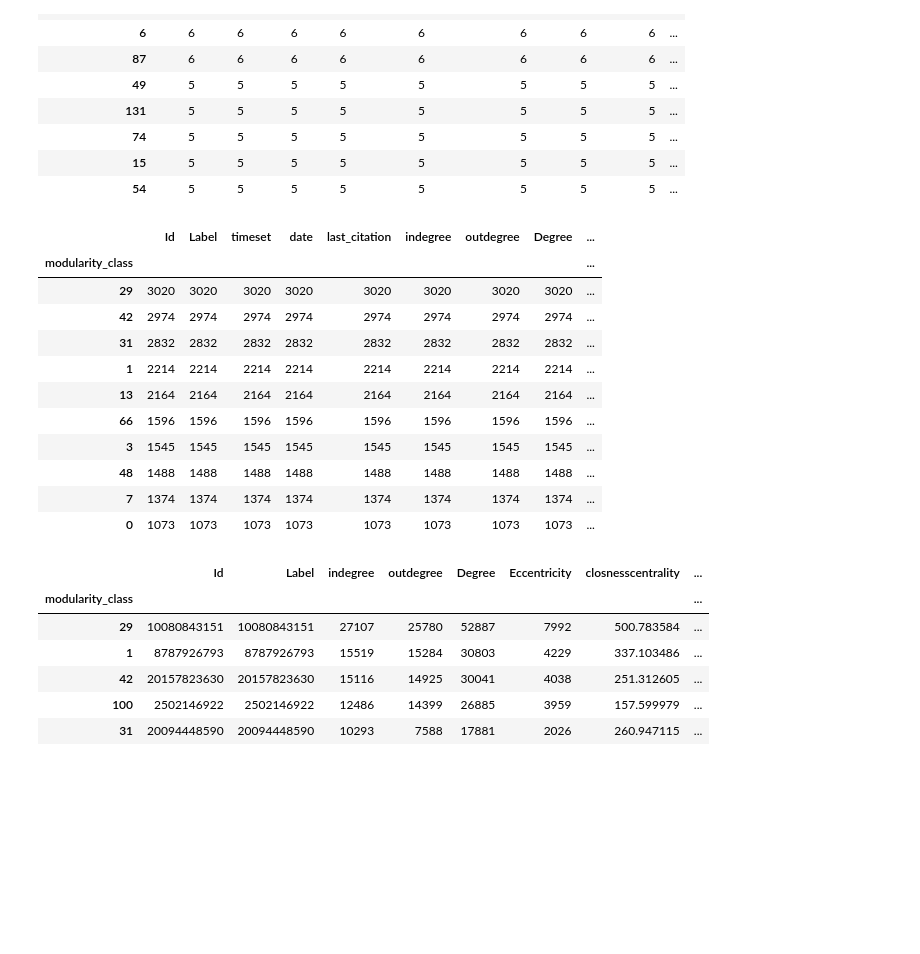
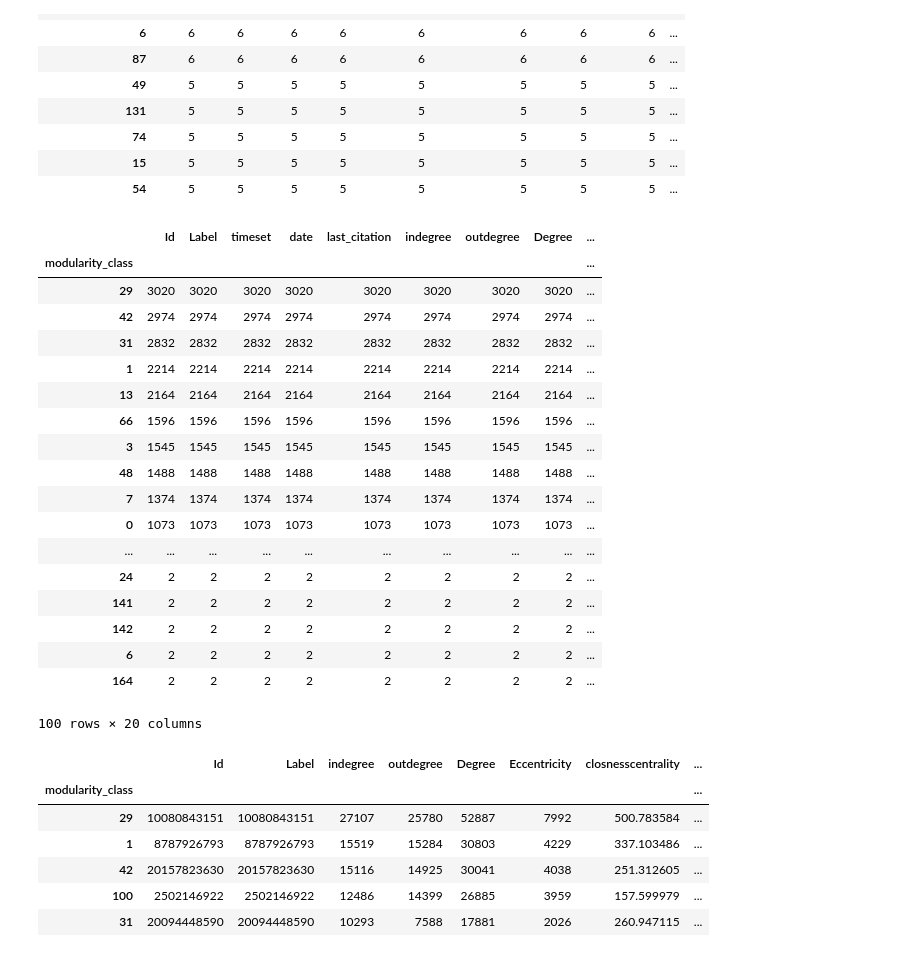
Before and after one commit to ajmaradiaga/dmsn-group15-citation-networks, a Jupyter notebook: exploring-communities-with-timestamps.ipynb, the cells around one changed output. Cells and saved outputs as stored; diff of their text form; code cells hidden in the pictures; blank space fills up the shorter version.

```diff
--- a/exploring-communities-with-timestamps.ipynb
+++ b/exploring-communities-with-timestamps.ipynb
@@ -37,20 +37,27 @@ gephi_df.groupby('componentnumber').count().sort_values('Id', ascending = False)
 | 54 | 5 | 5 | 5 | 5 | 5 | 5 | 5 | 5 | ... |
 # %%
 # Calculate members per group
-gephi_df.groupby('modularity_class').count().sort_values('Id', ascending = False).head(10)
+gephi_df.groupby('modularity_class').count().sort_values('Id', ascending = False).head(100)
 # %% [output]
 |  | Id | Label | timeset | date | last_citation | indegree | outdegree | Degree | ... |
 | modularity_class |  |  |  |  |  |  |  |  | ... |
 | 29 | 3020 | 3020 | 3020 | 3020 | 3020 | 3020 | 3020 | 3020 | ... |
 | 42 | 2974 | 2974 | 2974 | 2974 | 2974 | 2974 | 2974 | 2974 | ... |
 | 31 | 2832 | 2832 | 2832 | 2832 | 2832 | 2832 | 2832 | 2832 | ... |
 | 1 | 2214 | 2214 | 2214 | 2214 | 2214 | 2214 | 2214 | 2214 | ... |
 | 13 | 2164 | 2164 | 2164 | 2164 | 2164 | 2164 | 2164 | 2164 | ... |
 | 66 | 1596 | 1596 | 1596 | 1596 | 1596 | 1596 | 1596 | 1596 | ... |
 | 3 | 1545 | 1545 | 1545 | 1545 | 1545 | 1545 | 1545 | 1545 | ... |
 | 48 | 1488 | 1488 | 1488 | 1488 | 1488 | 1488 | 1488 | 1488 | ... |
 | 7 | 1374 | 1374 | 1374 | 1374 | 1374 | 1374 | 1374 | 1374 | ... |
 | 0 | 1073 | 1073 | 1073 | 1073 | 1073 | 1073 | 1073 | 1073 | ... |
+| ... | ... | ... | ... | ... | ... | ... | ... | ... | ... |
+| 24 | 2 | 2 | 2 | 2 | 2 | 2 | 2 | 2 | ... |
+| 141 | 2 | 2 | 2 | 2 | 2 | 2 | 2 | 2 | ... |
+| 142 | 2 | 2 | 2 | 2 | 2 | 2 | 2 | 2 | ... |
+| 6 | 2 | 2 | 2 | 2 | 2 | 2 | 2 | 2 | ... |
+| 164 | 2 | 2 | 2 | 2 | 2 | 2 | 2 | 2 | ... |
+100 rows × 20 columns
 # %%
 # Calculate citations per group
 gephi_df.groupby('modularity_class').sum().sort_values('indegree', ascending = False).head(10)
```
Also changed, not shown: 2 other files.
